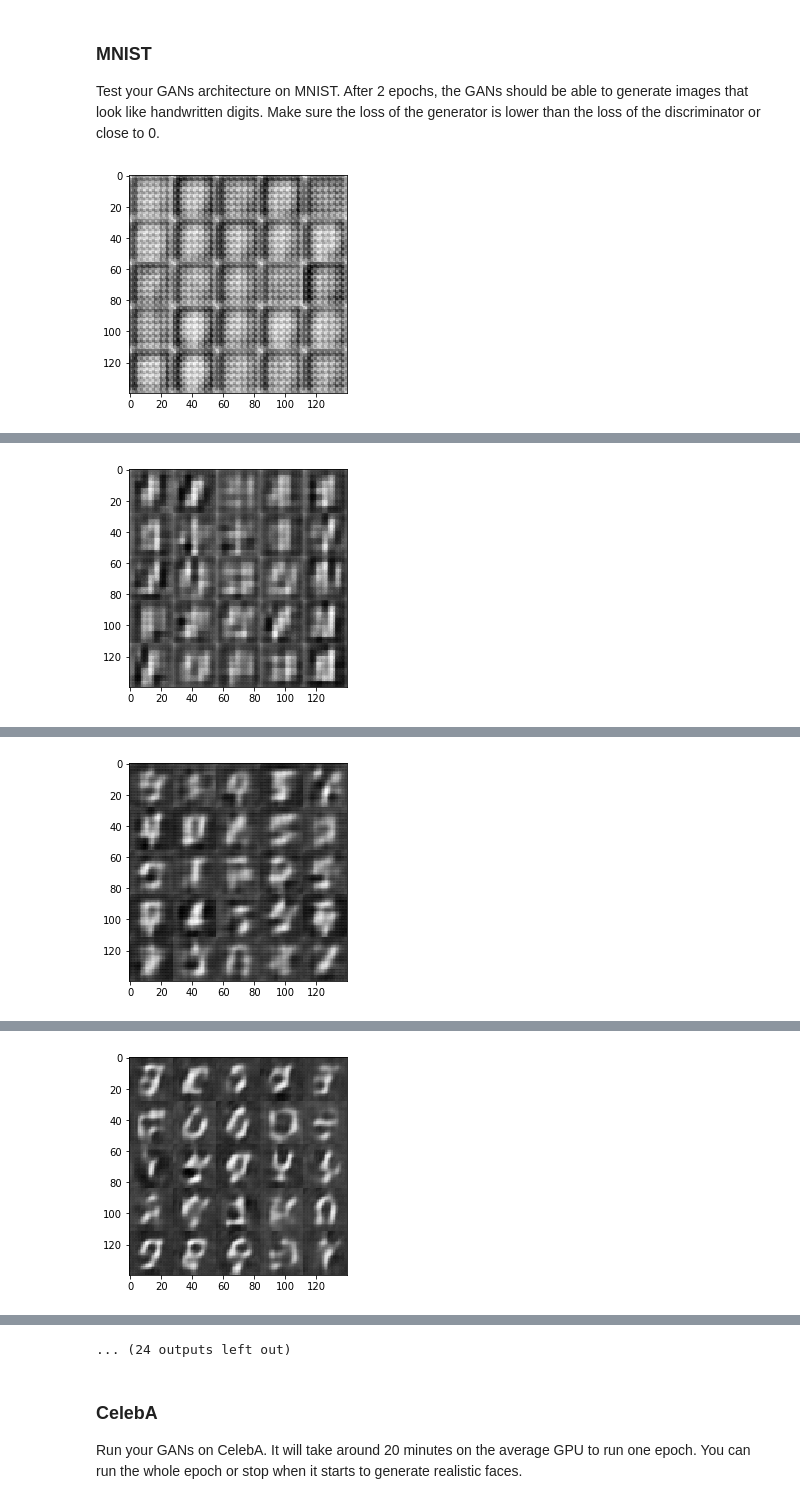
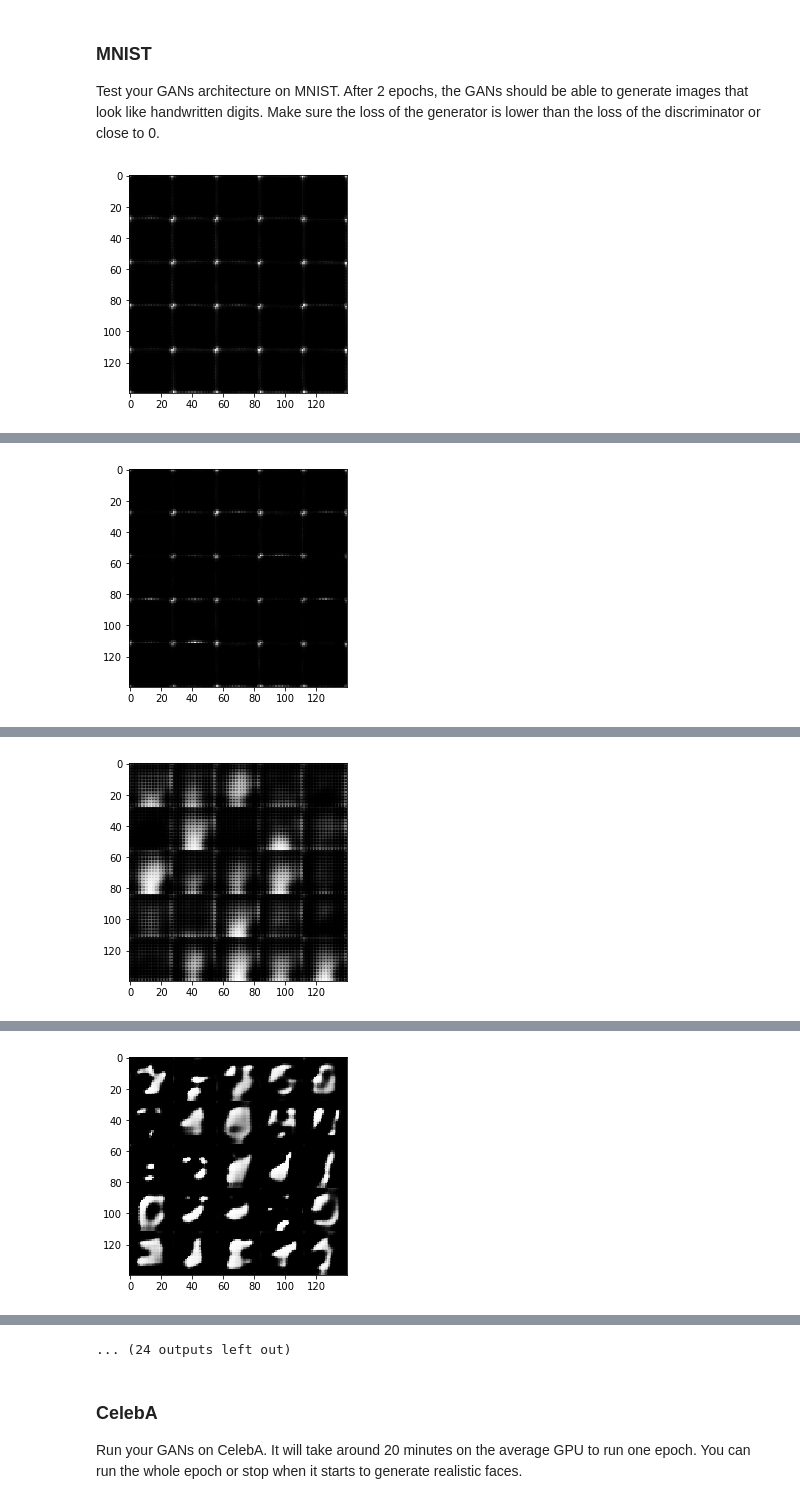
Before and after one commit to Agent007/deep-learning, a Jupyter notebook: face_generation/dlnd_face_generation.ipynb, the cells around one changed output, grey strips where cells are left out. Drawn from its saved outputs; the diff is of its cells as text; code cells hidden in the pictures.

```diff
--- a/face_generation/dlnd_face_generation.ipynb
+++ b/face_generation/dlnd_face_generation.ipynb
@@ -240,7 +240,8 @@ def model_loss(input_real, input_z, out_channel_dim, alpha=1.0):
     d_model_real, d_logits_real = discriminator(input_real)
     d_model_fake, d_logits_fake = discriminator(counterfeit, reuse=True)
 
-    #d_loss_real = tf.reduce_mean(tf.nn.sigmoid_cross_entropy_with_logits(logits=d_logits_real, labels=tf.ones_like(d_model_real)))
+    #smooth = 0.1
+    #d_loss_real = tf.reduce_mean(tf.nn.sigmoid_cross_entropy_with_logits(logits=d_logits_real, labels=tf.ones_like(d_model_real) * (1 - smooth)))
     #d_loss_fake = tf.reduce_mean(tf.nn.sigmoid_cross_entropy_with_logits(logits=d_logits_fake, labels=tf.zeros_like(d_model_fake)))
     #g_loss = tf.reduce_mean(tf.nn.sigmoid_cross_entropy_with_logits(logits=d_logits_fake, labels=tf.ones_like(d_model_fake)))
 
@@ -257,7 +258,7 @@ def model_loss(input_real, input_z, out_channel_dim, alpha=1.0):
     gradients = tf.gradients(interpolates_logits, interpolates)[0]
     slopes = tf.sqrt(tf.reduce_sum(tf.square(gradients), reduction_indices=[1]))
     gradient_penalty = tf.reduce_mean((slopes - 1.0) ** 2.0)
-    LAMBDA = 10.0
+    LAMBDA = 10
     d_loss += LAMBDA*gradient_penalty
 
     return d_loss, g_loss
@@ -288,8 +289,10 @@ def model_opt(d_loss, g_loss, learning_rate, beta1):
     g_vars = [var for var in t_vars if var.name.startswith('generator')]
 
     # Optimize
-    d_train_opt = tf.train.AdamOptimizer(learning_rate, beta1=beta1).minimize(d_loss, var_list=d_vars)
-    g_train_opt = tf.train.AdamOptimizer(learning_rate, beta1=beta1).minimize(g_loss, var_list=g_vars)
+    update_ops = tf.get_collection(tf.GraphKeys.UPDATE_OPS)
+    with tf.control_dependencies(update_ops):
+        d_train_opt = tf.train.AdamOptimizer(learning_rate, beta1=beta1).minimize(d_loss, var_list=d_vars)
+        g_train_opt = tf.train.AdamOptimizer(learning_rate, beta1=beta1).minimize(g_loss, var_list=g_vars)
 
     return d_train_opt, g_train_opt
 
@@ -363,14 +367,19 @@ def train(epoch_count, batch_size, z_dim, learning_rate, beta1, get_batches, dat
         sess.run(tf.global_variables_initializer())
         for epoch_i in range(epoch_count):
             batch_number = 1
+            #show_print = True
             for batch_images in get_batches(batch_size):
-                # Sample random noise for G
+
+                # rescale from (-0.5, 0.5) defined in helper.py to (-1., 1.)
+                normalized_image_batch = 2 * np.array(batch_images, np.float32)
+
                 batch_z = np.random.uniform(-1, 1, size=(batch_size, z_dim))
+                #batch_z = np.random.normal(size=(batch_size, z_dim))
 
                 ϵ = np.random.uniform(0.0,1.0,size=(batch_size, img_width, img_height, img_channels))
 
                 # Run optimizers
-                _ = sess.run(d_opt, feed_dict={input_real: batch_images,
+                _ = sess.run(d_opt, feed_dict={input_real: normalized_image_batch,
                                                input_z: batch_z,
                                                learning_rate_input: learning_rate, alpha: ϵ})
                 critic_iterations = 5 # see WGAN paper
@@ -380,7 +389,7 @@ def train(epoch_count, batch_size, z_dim, learning_rate, beta1, get_batches, dat
                 if batch_number % 100 == 0:
                     show_generator_output(sess, show_n_images, input_z, img_channels, data_image_mode)
 
-                    train_loss_d = d_loss.eval({input_z: batch_z, input_real: batch_images, alpha: ϵ})
+                    train_loss_d = d_loss.eval({input_z: batch_z, input_real: normalized_image_batch, alpha: ϵ})
                     train_loss_g = g_loss.eval({input_z: batch_z})
 
                     print("Epoch {}/{}, batch {}...".format(epoch_i + 1, epochs, batch_number),
@@ -391,22 +400,23 @@ def train(epoch_count, batch_size, z_dim, learning_rate, beta1, get_batches, dat
 ### MNIST
 Test your GANs architecture on MNIST.  After 2 epochs, the GANs should be able to generate images that look like handwritten digits.  Make sure the loss of the generator is lower than the loss of the discriminator or close to 0.
 # %%
-# While keeping the same hyperparameters as the original WGAN-GP paper, increasing epochs or increasing both discriminator & generator
-# model dimensions improved generated output
 batch_size = 64
 z_dim = 128
-learning_rate = 1e-4
-beta1 = 0.5
+#learning_rate = 1e-4
+learning_rate = 1e-3
+#learning_rate = 2e-4
+#beta1 = 0.5
+beta1 = 0.1
 
 
 """
 DON'T MODIFY ANYTHING IN THIS CELL THAT IS BELOW THIS LINE
 """
 epochs = 2
 
 mnist_dataset = helper.Dataset('mnist', glob(os.path.join(data_dir, 'mnist/*.jpg')))
 with tf.Graph().as_default():
     train(epochs, batch_size, z_dim, learning_rate, beta1, mnist_dataset.get_batches,
           mnist_dataset.shape, mnist_dataset.image_mode)
 # %% [output]
-[figure, old version]
+[figure, new version]
@@ -414 +424 @@ Epoch 1/2, batch 100... Discriminator Loss: -64.7603... Generator Loss: 0.0958
-[figure, old version]
+[figure, new version]
@@ -416 +426 @@ Epoch 1/2, batch 200... Discriminator Loss: -33.1958... Generator Loss: 11.0681
-[figure, old version]
+[figure, new version]
@@ -418 +428 @@ Epoch 1/2, batch 300... Discriminator Loss: -25.9656... Generator Loss: 17.6729
-[figure, old version]
+[figure, new version]
```
Also changed, not shown: parts of 5 cells of this notebook.
